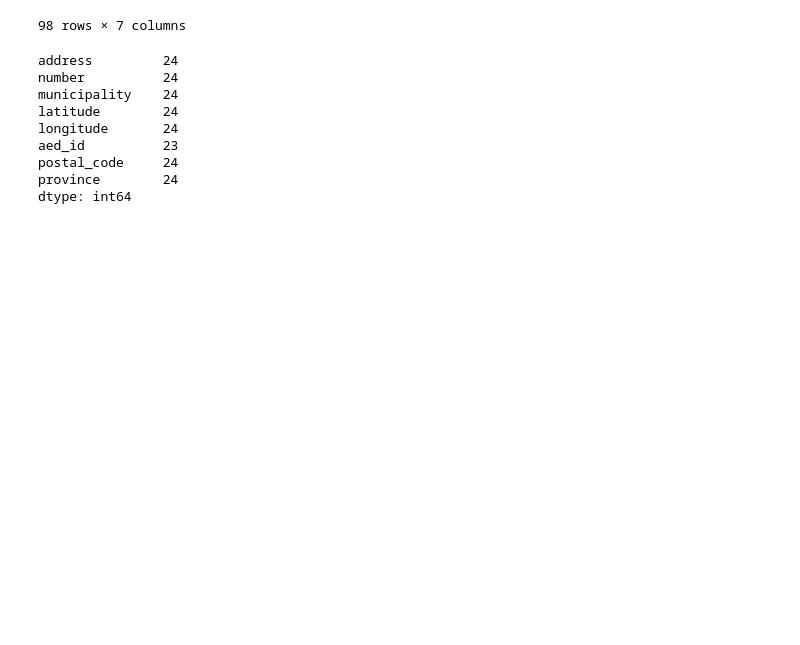
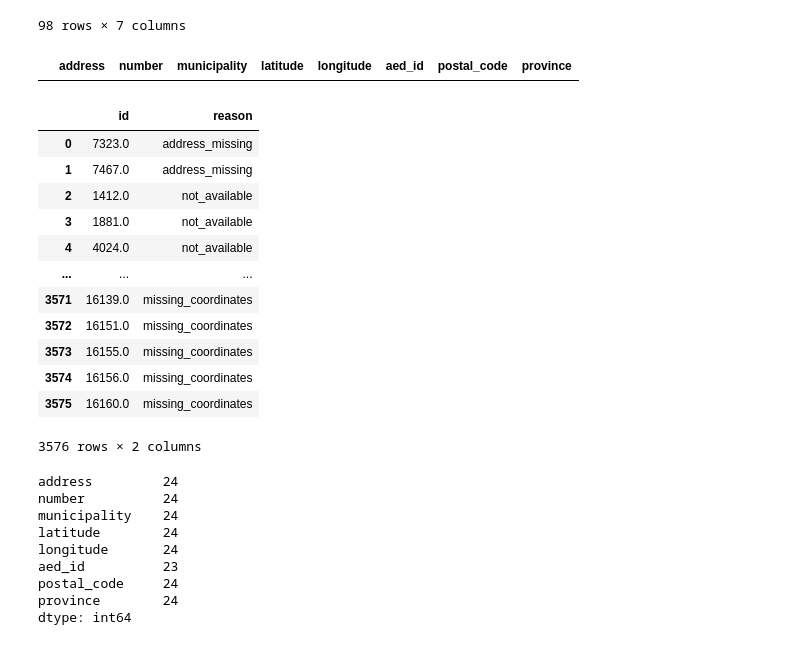
Before and after one commit to Elouan-Debels/MDAProject, a Jupyter notebook: preprocessing.ipynb, the cells around one changed output. Cells and saved outputs as stored; diff of their text form; code cells hidden in the pictures; blank space fills up the shorter version.

```diff
--- a/preprocessing.ipynb
+++ b/preprocessing.ipynb
@@ -302,3 +318,29 @@ valid_aeds = aed_locations[aed_locations['aed_id'].isin(valid_aed_ids)]
+# %%
+aed_rows_to_remove
+# %% [output]
+|  | address | number | municipality | latitude | longitude | aed_id | postal_code | province |
+# %%
+rows_to_remove = filtered_table_df[filtered_table_df['card_id'].isin(card_arrest_reached['id'])]
+
+aed_rows_to_remove = aed_locations[aed_locations['aed_id'].isin(rows_to_remove['aed_id'])]
+
+aed_rows_to_remove['reason'] = 'already_reached'
+test = pd.concat([removed_AED, aed_rows_to_remove[['aed_id', 'reason']].rename(columns={'aed_id': 'id'})], ignore_index=True)
+test
+# %% [output]
+|  | id | reason |
+| 0 | 7323.0 | address_missing |
+| 1 | 7467.0 | address_missing |
+| 2 | 1412.0 | not_available |
+| 3 | 1881.0 | not_available |
+| 4 | 4024.0 | not_available |
+| ... | ... | ... |
+| 3571 | 16139.0 | missing_coordinates |
+| 3572 | 16151.0 | missing_coordinates |
+| 3573 | 16155.0 | missing_coordinates |
+| 3574 | 16156.0 | missing_coordinates |
+| 3575 | 16160.0 | missing_coordinates |
+3576 rows × 2 columns
 # %%
 #er klopt iets niet, filtered_table_df is korter dan valid_aeds
 #mogelijks te maken met de missing aed_id values, dat moet ik ergens nog oplossen, voor ik de analyse doe. Gewoon de ontbrekende id's invullen met hun
```
Also changed, not shown: parts of 7 cells of this notebook, 2 other files.
